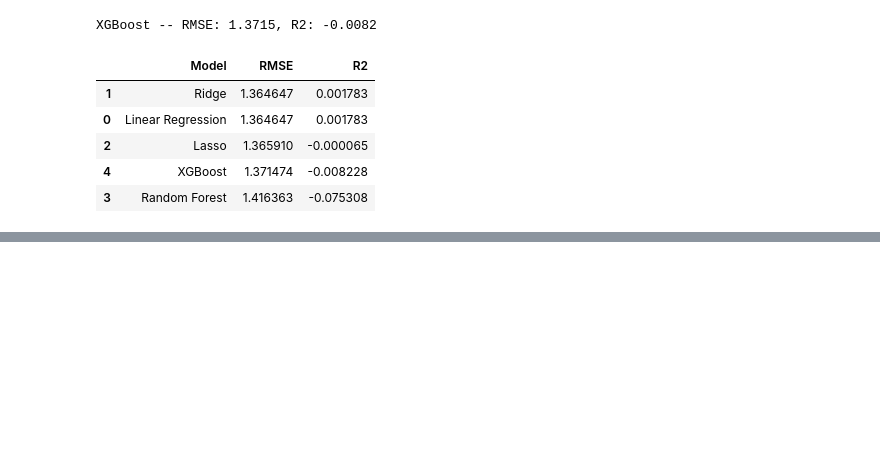
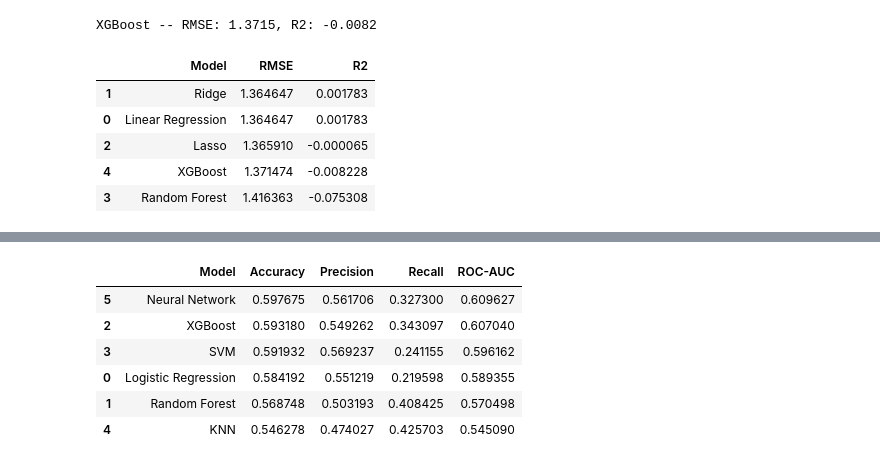
Before and after one commit to dnbodnar/nfl_analytics, a Jupyter notebook: notebooks/nfl_epa_analysis.ipynb, the cells around one changed output, grey strips where cells are left out. Saved outputs shown, nothing was run; the diff lists cells and outputs as text; code cells hidden in the pictures; blank space fills up the shorter version.

Commit message:
Add classification models, SHAP analysis, and conclusions (Sections 5-7)

```diff
--- a/notebooks/nfl_epa_analysis.ipynb
+++ b/notebooks/nfl_epa_analysis.ipynb
@@ -255,0 +364,24 @@ All regression models struggled to predict EPA based on pre-snap indicators. Thi
+# %%
+# Preprocess using the already-fitted preprocessor from any pipeline above
+X_train_nn = pipe_log.named_steps['preprocessor'].transform(X_train)
+X_test_nn = pipe_log.named_steps['preprocessor'].transform(X_test)
+
+# Build the network
+model_nn = keras.Sequential([
+    keras.layers.Dense(64, activation='relu', input_shape=(X_train_nn.shape[1],)),
+    keras.layers.Dense(32, activation='relu'),
+    keras.layers.Dense(1, activation='sigmoid')
+])
+
+model_nn.compile(optimizer='adam', loss='binary_crossentropy', metrics=['accuracy'])
+model_nn.fit(X_train_nn, y_train_clf, epochs=10, batch_size=256, verbose=1)
+
+y_prob_nn = model_nn.predict(X_test_nn).flatten()
+y_pred_nn = (y_prob_nn >= 0.5).astype(int)
+
+acc_nn = accuracy_score(y_test_clf, y_pred_nn)
+prec_nn = precision_score(y_test_clf, y_pred_nn)
+rec_nn = recall_score(y_test_clf, y_pred_nn)
+auc_nn = roc_auc_score(y_test_clf, y_prob_nn)
+
+print(f"Neural Network -- Acc: {acc_nn:.4f}, Prec: {prec_nn:.4f}, Rec: {rec_nn:.4f}, AUC: {auc_nn:.4f}")
@@ -255,0 +406,18 @@ All regression models struggled to predict EPA based on pre-snap indicators. Thi
+# %%
+clf_results = pd.DataFrame({
+    'Model': ['Logistic Regression', 'Random Forest', 'XGBoost', 'SVM', 'KNN', 'Neural Network'],
+    'Accuracy': [acc_log, acc_rf_clf, acc_xgb_clf, acc_svm, acc_knn, acc_nn],
+    'Precision': [prec_log, prec_rf_clf, prec_xgb_clf, prec_svm, prec_knn, prec_nn],
+    'Recall': [rec_log, rec_rf_clf, rec_xgb_clf, rec_svm, rec_knn, rec_nn],
+    'ROC-AUC': [auc_log, auc_rf_clf, auc_xgb_clf, auc_svm, auc_knn, auc_nn]
+}).sort_values('ROC-AUC', ascending=False)
+
+clf_results
+# %% [output]
+|  | Model | Accuracy | Precision | Recall | ROC-AUC |
+| 5 | Neural Network | 0.597675 | 0.561706 | 0.327300 | 0.609627 |
+| 2 | XGBoost | 0.593180 | 0.549262 | 0.343097 | 0.607040 |
+| 3 | SVM | 0.591932 | 0.569237 | 0.241155 | 0.596162 |
+| 0 | Logistic Regression | 0.584192 | 0.551219 | 0.219598 | 0.589355 |
+| 1 | Random Forest | 0.568748 | 0.503193 | 0.408425 | 0.570498 |
+| 4 | KNN | 0.546278 | 0.474027 | 0.425703 | 0.545090 |
```
Also changed, not shown: parts of 9 cells of this notebook.
